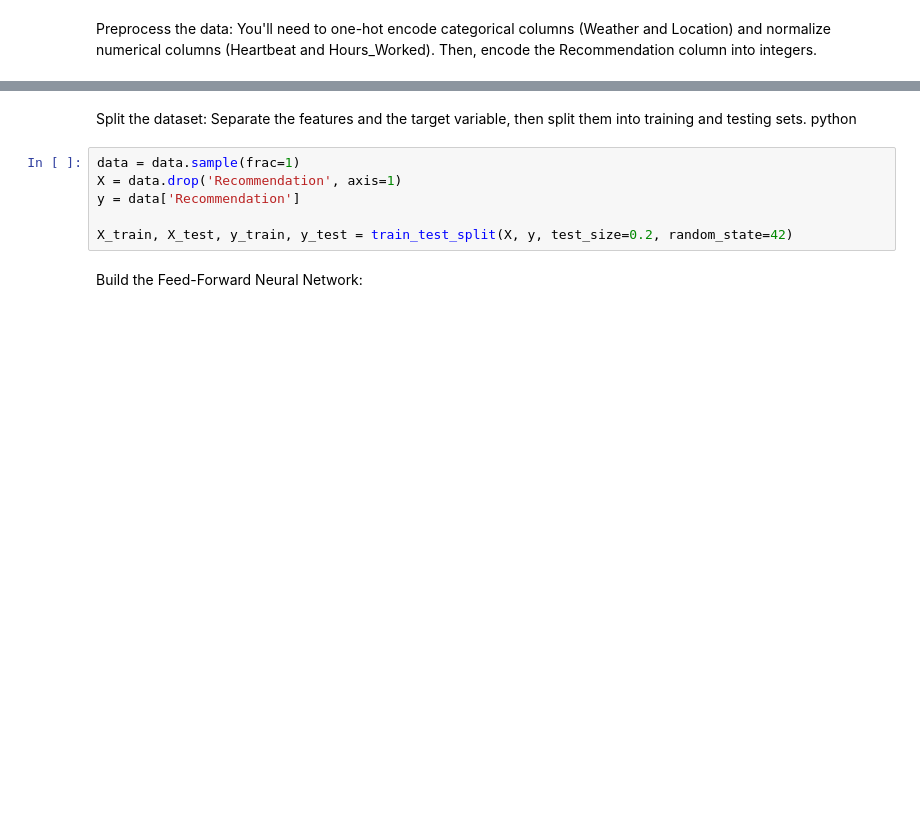
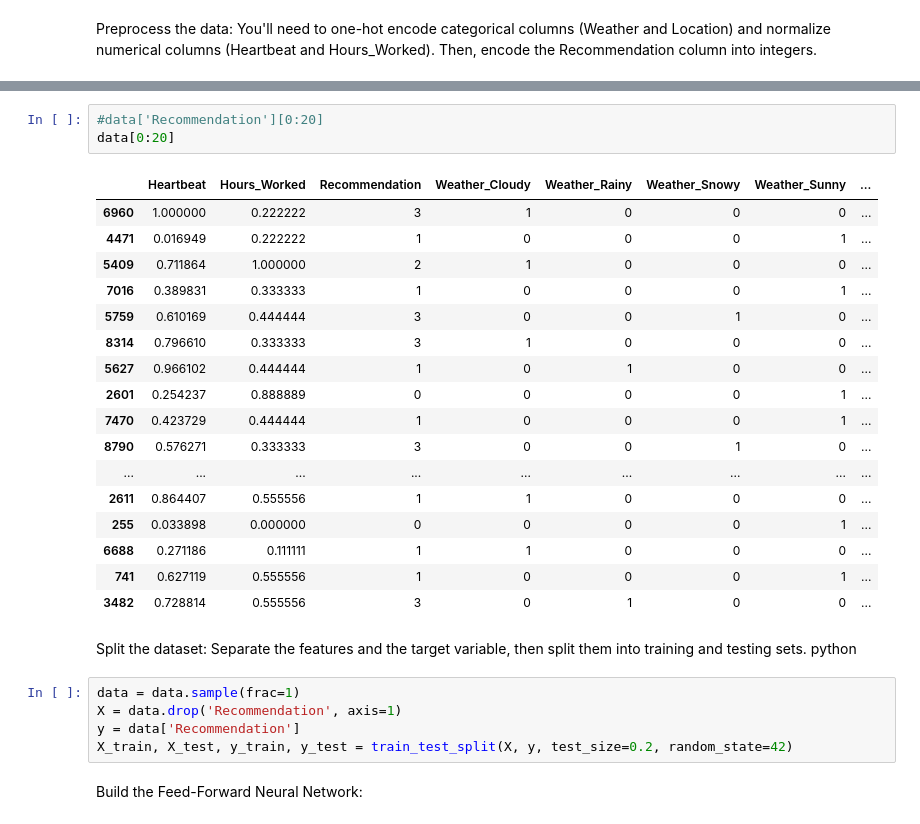
Before and after one commit to bosephburcios/HiFi, a Jupyter notebook: HiFi_JJOH_Model1_0.ipynb, the cells around one changed output, grey strips where cells are left out. Saved outputs shown, nothing was run; the diff lists cells and outputs as text; blank space fills up the shorter version.

```diff
--- a/HiFi_JJOH_Model1_0.ipynb
+++ b/HiFi_JJOH_Model1_0.ipynb
@@ -64,3 +59,24 @@ data['Recommendation'] = label_encoder.fit_transform(data['Recommendation'])
+# %%
+#data['Recommendation'][0:20]
+data[0:20]
+# %% [output]
+|  | Heartbeat | Hours_Worked | Recommendation | Weather_Cloudy | Weather_Rainy | Weather_Snowy | Weather_Sunny | ... |
+| 6960 | 1.000000 | 0.222222 | 3 | 1 | 0 | 0 | 0 | ... |
+| 4471 | 0.016949 | 0.222222 | 1 | 0 | 0 | 0 | 1 | ... |
+| 5409 | 0.711864 | 1.000000 | 2 | 1 | 0 | 0 | 0 | ... |
+| 7016 | 0.389831 | 0.333333 | 1 | 0 | 0 | 0 | 1 | ... |
+| 5759 | 0.610169 | 0.444444 | 3 | 0 | 0 | 1 | 0 | ... |
+| 8314 | 0.796610 | 0.333333 | 3 | 1 | 0 | 0 | 0 | ... |
+| 5627 | 0.966102 | 0.444444 | 1 | 0 | 1 | 0 | 0 | ... |
+| 2601 | 0.254237 | 0.888889 | 0 | 0 | 0 | 0 | 1 | ... |
+| 7470 | 0.423729 | 0.444444 | 1 | 0 | 0 | 0 | 1 | ... |
+| 8790 | 0.576271 | 0.333333 | 3 | 0 | 0 | 1 | 0 | ... |
+| ... | ... | ... | ... | ... | ... | ... | ... | ... |
+| 2611 | 0.864407 | 0.555556 | 1 | 1 | 0 | 0 | 0 | ... |
+| 255 | 0.033898 | 0.000000 | 0 | 0 | 0 | 0 | 1 | ... |
+| 6688 | 0.271186 | 0.111111 | 1 | 1 | 0 | 0 | 0 | ... |
+| 741 | 0.627119 | 0.555556 | 1 | 0 | 0 | 0 | 1 | ... |
+| 3482 | 0.728814 | 0.555556 | 3 | 0 | 1 | 0 | 0 | ... |
 # %% [markdown]
 Split the dataset:
 Separate the features and the target variable, then split them into training and testing sets.
@@ -69,7 +85,6 @@ python
 data = data.sample(frac=1)
 X = data.drop('Recommendation', axis=1)
 y = data['Recommendation']
-
 X_train, X_test, y_train, y_test = train_test_split(X, y, test_size=0.2, random_state=42)
 # %% [markdown]
 Build the Feed-Forward Neural Network:
```
Also changed, not shown: parts of 16 cells of this notebook.
